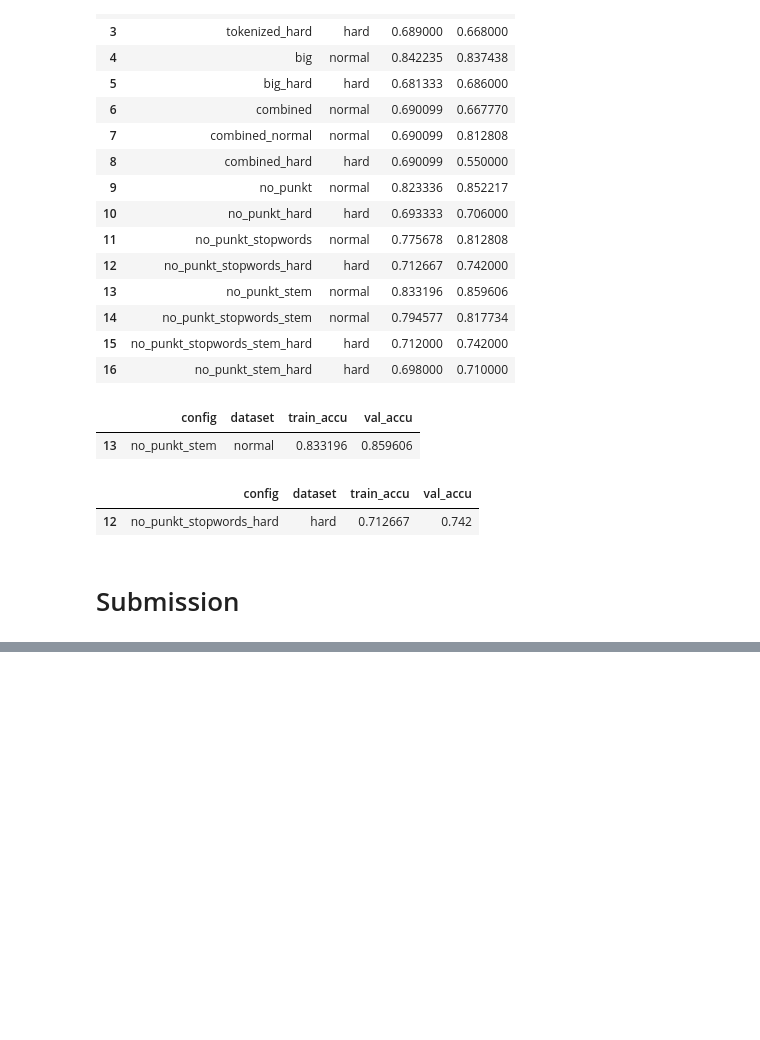
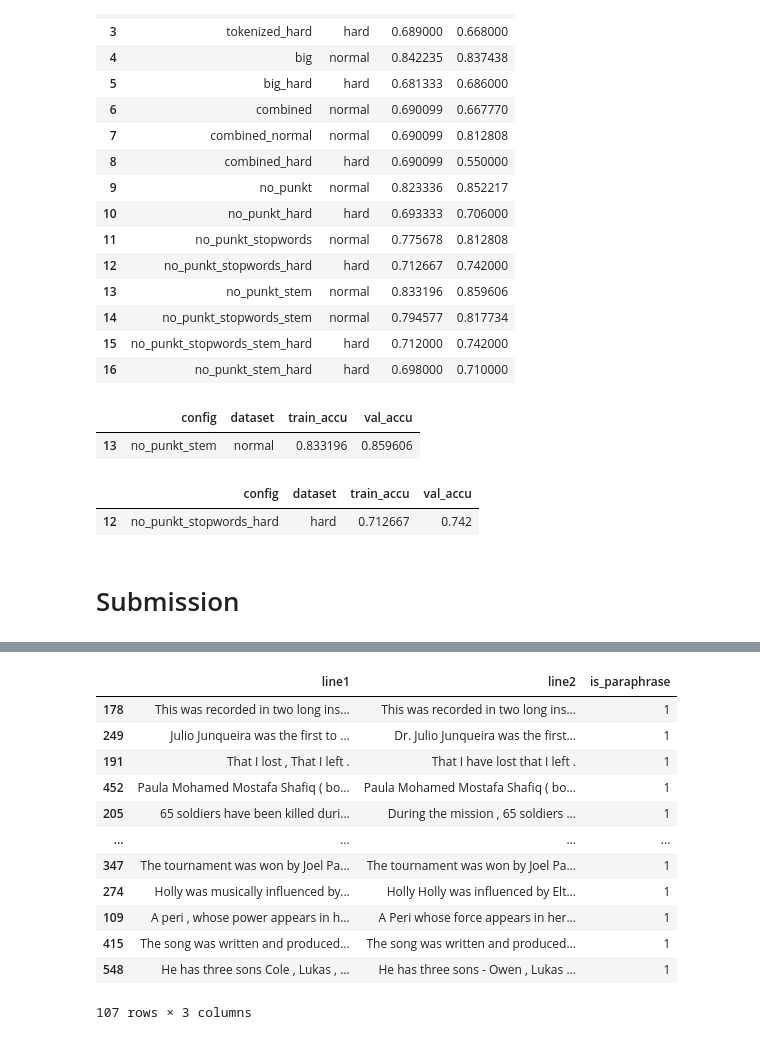
Before and after one commit to RuolinZheng08/ttic31190-natural-language-processing, a Jupyter notebook: hw4/mlp-classifier-experiments.ipynb, the cells around one changed output, grey strips where cells are left out. Cells and saved outputs as stored; diff of their text form; code cells hidden in the pictures; blank space fills up the shorter version.

```diff
--- a/hw4/mlp-classifier-experiments.ipynb
+++ b/hw4/mlp-classifier-experiments.ipynb
@@ -464,0 +524,14 @@ Name: Category, dtype: int64
+# %%
+model = experiments['big_hard']['model']
+kws = None
+X = construct_features(devtest_hard_small.line1.apply(clean_text, kws),
+                       devtest_hard_small.line2.apply(clean_text, kws))
+y_pred = model.predict(X)
+mask_big = (devtest_hard_small.is_paraphrase != y_pred)
+# %%
+model = experiments['no_punkt_stopwords_stem']['model']
+kws = {'remove_punkt': True, 'remove_stopwords': True, 'stem': True}
+X = construct_features(devtest_hard_small.line1.apply(clean_text, kws),
+                       devtest_hard_small.line2.apply(clean_text, kws))
+y_pred = model.predict(X)
+mask_no_punkt = (devtest_hard_small.is_paraphrase != y_pred)
@@ -464,0 +544,17 @@ Name: Category, dtype: int64
+# %%
+# errors that the big model made but punkt didn't make
+err_big[~err_big.index.isin(err_no_punkt.index)]
+# %% [output]
+|  | line1 | line2 | is_paraphrase |
+| 178 | This was recorded in two long ins... | This was recorded in two long ins... | 1 |
+| 249 | Julio Junqueira was the first to ... | Dr. Julio Junqueira was the first... | 1 |
+| 191 | That I lost , That I left . | That I have lost that I left . | 1 |
+| 452 | Paula Mohamed Mostafa Shafiq ( bo... | Paula Mohamed Mostafa Shafiq ( bo... | 1 |
+| 205 | 65 soldiers have been killed duri... | During the mission , 65 soldiers ... | 1 |
+| ... | ... | ... | ... |
+| 347 | The tournament was won by Joel Pa... | The tournament was won by Joel Pa... | 1 |
+| 274 | Holly was musically influenced by... | Holly Holly was influenced by Elt... | 1 |
+| 109 | A peri , whose power appears in h... | A Peri whose force appears in her... | 1 |
+| 415 | The song was written and produced... | The song was written and produced... | 1 |
+| 548 | He has three sons Cole , Lukas , ... | He has three sons - Owen , Lukas ... | 1 |
+107 rows × 3 columns
```
Also changed, not shown: parts of 12 cells of this notebook, 1 other file.
